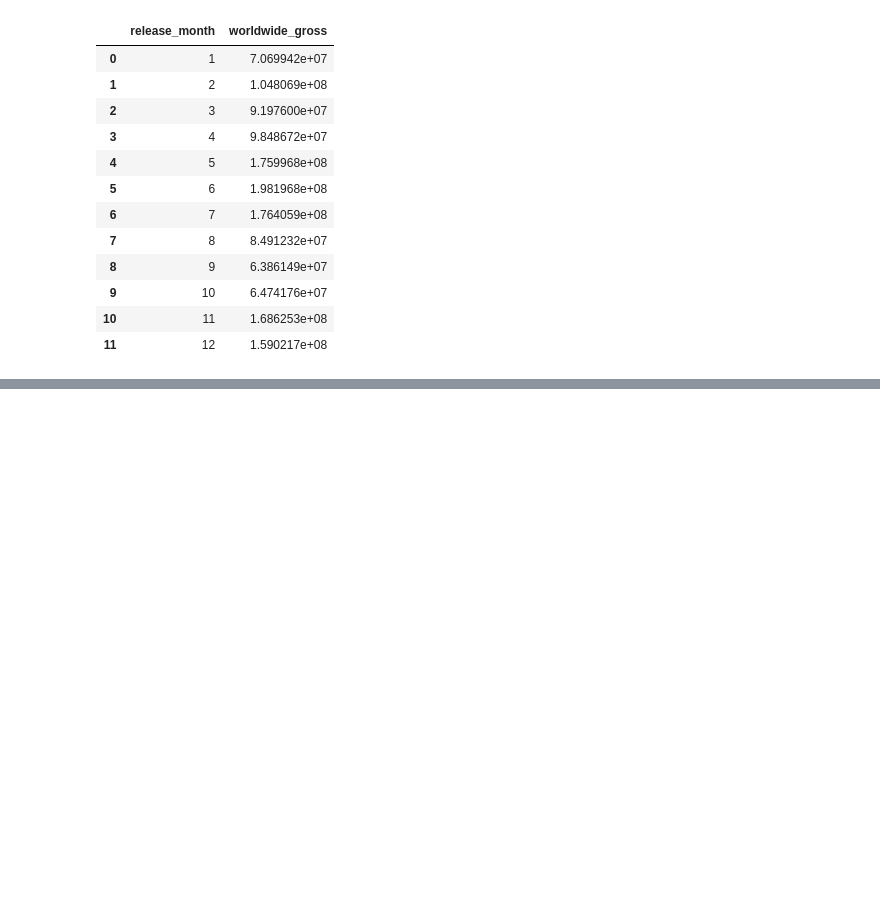
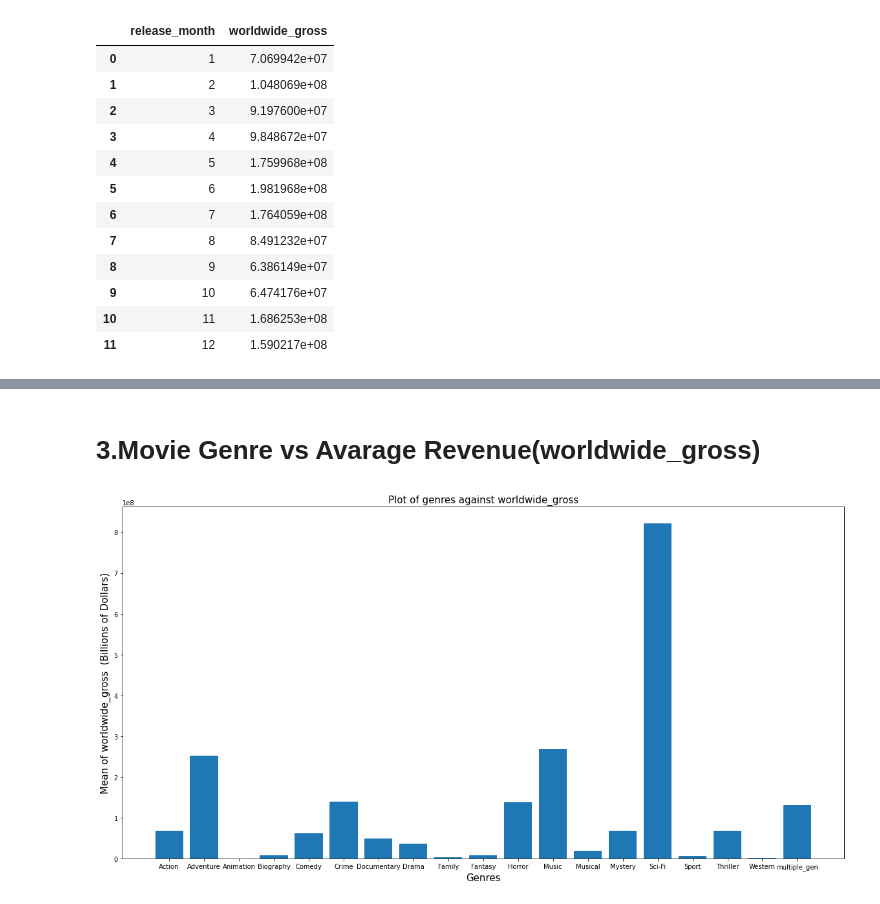
Before and after one commit to boazleleina/Movies-Analysis-and-Visualization, a Jupyter notebook: STUDENT.ipynb, the cells around one changed output, grey strips where cells are left out. Drawn from its saved outputs; the diff is of its cells as text; code cells hidden in the pictures; blank space fills up the shorter version.

```diff
--- a/STUDENT.ipynb
+++ b/STUDENT.ipynb
@@ -661,0 +693,2 @@ def plot_value(column):
+# %% [markdown]
+# 3.Movie Genre vs Avarage Revenue(worldwide_gross)
@@ -661,0 +706,5 @@ def plot_value(column):
+# %%
+plot_value('worldwide_gross')
+plt.grid()
+# %% [output]
+[figure, added]
```
Also changed, not shown: parts of 20 cells of this notebook, 1 other file.
